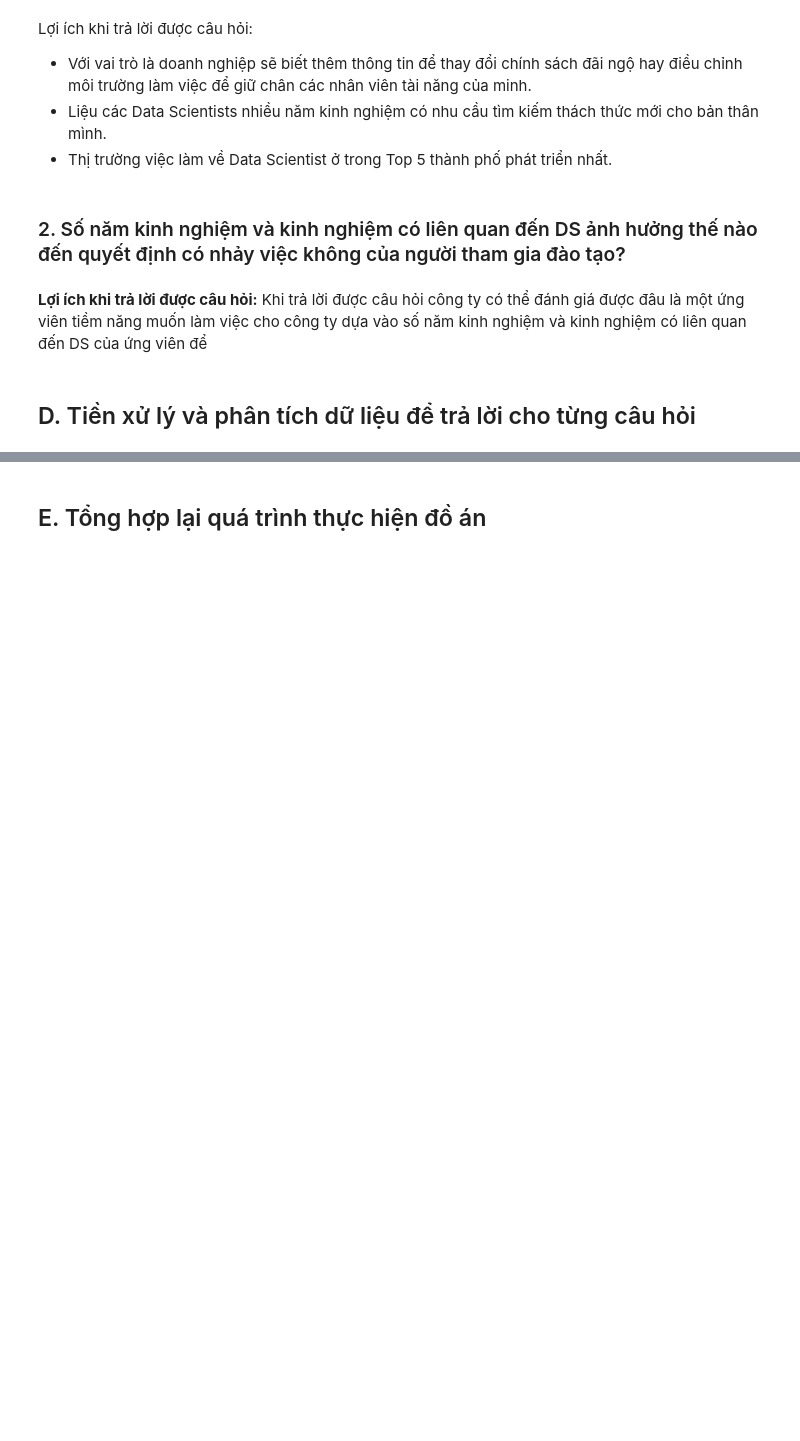
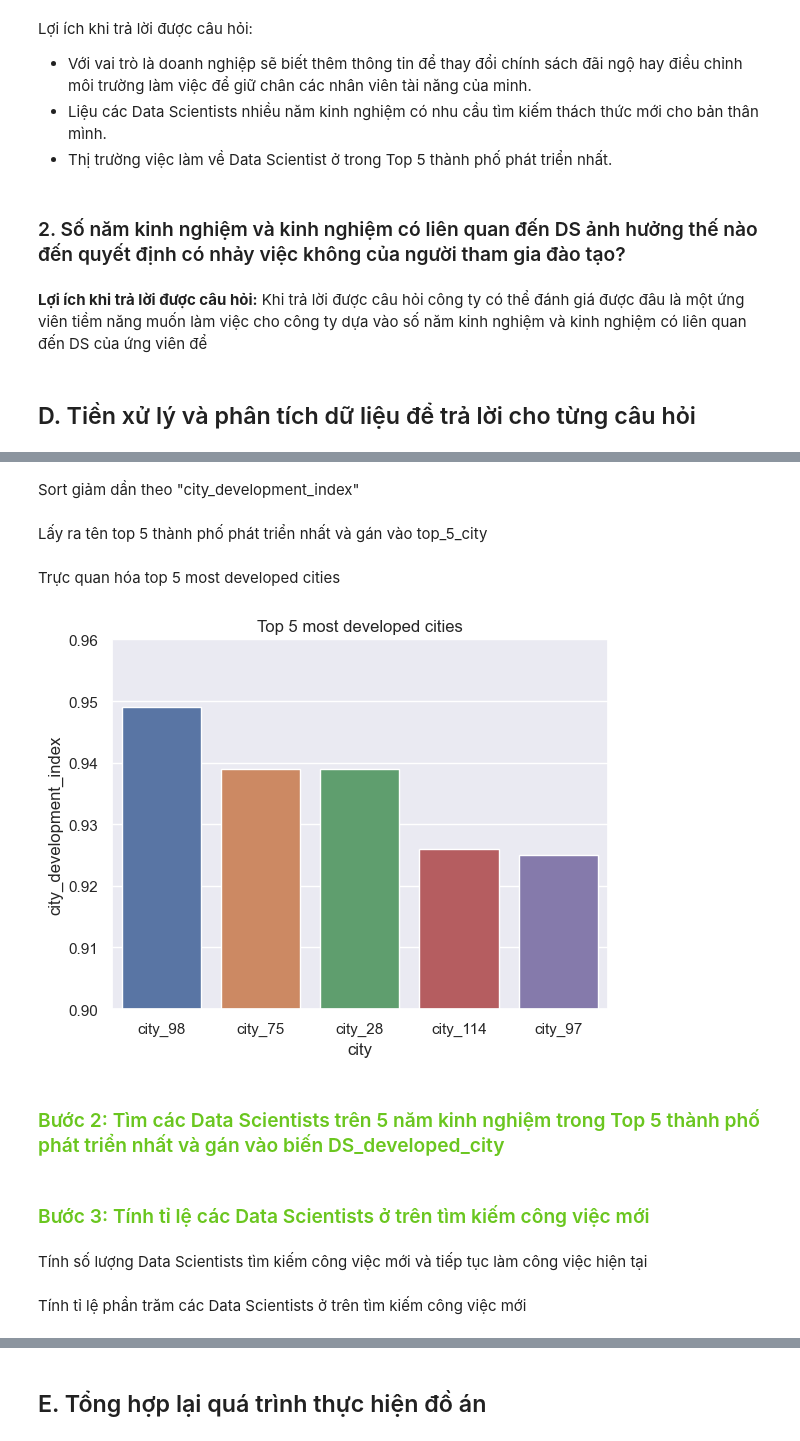
Before and after one commit to tuandat-github/P4DS-FInal-Project, a Jupyter notebook: Final Project P4DS.ipynb, the cells around one changed output, grey strips where cells are left out. Cells and saved outputs as stored; diff of their text form; code cells hidden in the pictures; blank space fills up the shorter version.

```diff
--- a/Final Project P4DS.ipynb
+++ b/Final Project P4DS.ipynb
@@ -16,6 +16,8 @@ import numpy as np
 import pandas as pd
 import matplotlib.pyplot as plt
 import seaborn as sns
+import math
+sns.set_theme()
 
 import warnings
 warnings.simplefilter("ignore", category=RuntimeWarning)
@@ -288,0 +298,6 @@ Lợi ích khi trả lời được câu hỏi:
+# %% [markdown]
+Sort giảm dần theo "city_development_index"
+# %%
+sorted_city = df.sort_values("city_development_index", ascending=False).drop_duplicates(subset=["city"])
+# %% [markdown]
+Lấy ra tên top 5 thành phố phát triển nhất và gán vào top_5_city
@@ -288,0 +306,10 @@ Lợi ích khi trả lời được câu hỏi:
+# %% [markdown]
+Trực quan hóa top 5 most developed cities
+# %%
+sns.barplot(data=sorted_city.head(5), x='city', y='city_development_index')
+plt.ylim(0.9, 0.96)
+plt.title("Top 5 most developed cities");
+# %% [output]
+[figure, added]
+# %% [markdown]
+<h3 style='color:#6ac61f'> Bước 2: Tìm các Data Scientists trên 5 năm kinh nghiệm trong Top 5 thành phố phát triển nhất và gán vào biến DS_developed_city</h3>
@@ -288,0 +318,4 @@ Lợi ích khi trả lời được câu hỏi:
+# %% [markdown]
+<h3 style='color:#6ac61f'> Bước 3: Tính tỉ lệ các Data Scientists ở trên tìm kiếm công việc mới</h3>
+# %% [markdown]
+Tính số lượng Data Scientists tìm kiếm công việc mới và tiếp tục làm công việc hiện tại
@@ -288,0 +324,2 @@ Lợi ích khi trả lời được câu hỏi:
+# %% [markdown]
+Tính tỉ lệ phần trăm các Data Scientists ở trên tìm kiếm công việc mới
```
Also changed, not shown: parts of 47 cells of this notebook.
